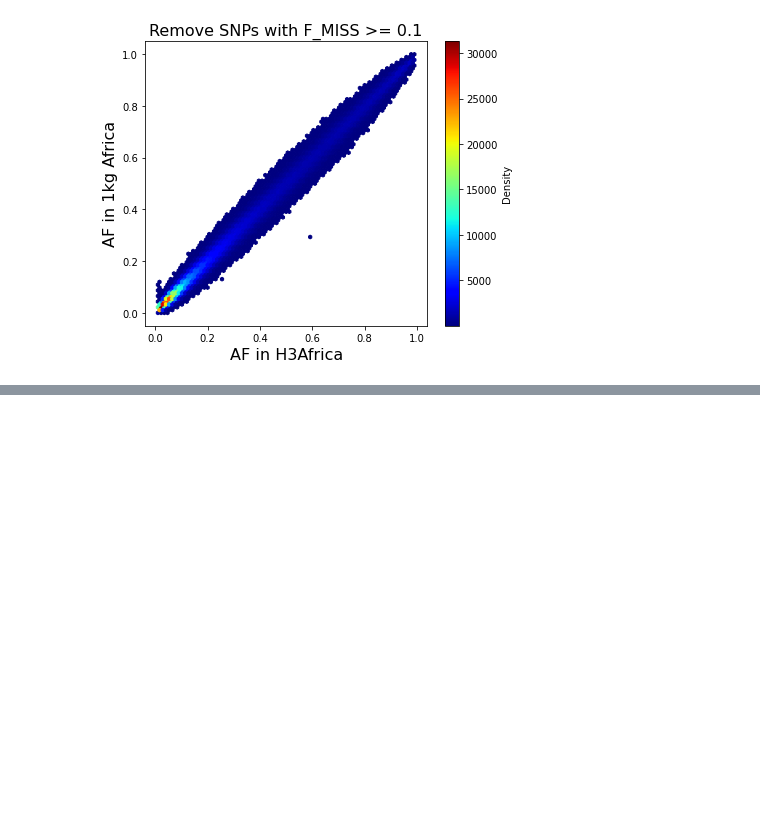
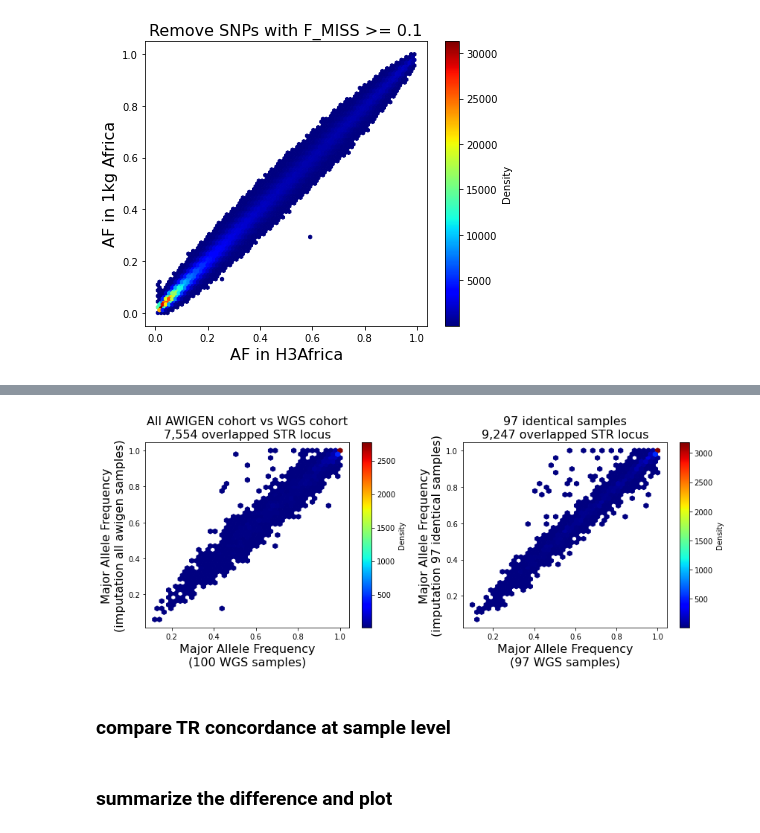
Before and after one commit to yli091230/AWIGEN_TRs, a Jupyter notebook: notebooks/plinkVcf_quality_check/converted_vcf_quality_check.ipynb, the cells around one changed output, grey strips where cells are left out. Saved outputs shown, nothing was run; the diff lists cells and outputs as text; code cells hidden in the pictures; blank space fills up the shorter version.

```diff
--- a/notebooks/plinkVcf_quality_check/converted_vcf_quality_check.ipynb
+++ b/notebooks/plinkVcf_quality_check/converted_vcf_quality_check.ipynb
@@ -216,0 +265,5 @@ plt.show()
+# %%
+imputed_100_chr21 = pd.read_csv("/expanse/protected/gymreklab-dbgap/mount/H3Africa/DS_I_Africa_project/from_ilifu/results/imputed_TRs/chr21/chr21_imputed_and_annotated_TRs_100_samples.tab",sep="\t")
+imputed_100_chr21.rename(columns={i:i.split("-")[0] for i in imputed_100_chr21.columns.tolist()}, inplace=True)
+# %%
+imputed_chr21 = pd.read_csv("/expanse/protected/gymreklab-dbgap/mount/H3Africa/DS_I_Africa_project/from_ilifu/results/imputed_TRs/chr21/chr21_imputed_and_annotated_TRs.tab",sep="\t")
@@ -216,0 +310,41 @@ plt.show()
+# %%
+merged_identical_sample_STRs = imputed_100_chr21.merge(wgs_chr21.drop_duplicates(subset=["chrom","start","end"]),
+                                                       on=["chrom","start","end","thresh"],
+                                                       suffixes=["_imputed","_wgs"])
+merged_identical_sample_STRs[["wgs_major_fre","impute_major_fre","overlap_fraction"]]=merged_identical_sample_STRs.apply(lambda x: getMajA(x.afreq_imputed.split(","), x.afreq_wgs.split(",")), axis=1,result_type="expand")
+# %%
+merged_STRs = imputed_chr21.merge(wgs_chr21.drop_duplicates(subset=["chrom","start","end"]),
+                                  on=["chrom","start","end","thresh"],
+                                  suffixes=["_imputed","_wgs"])
+merged_STRs[["wgs_major_fre","impute_major_fre","overlap_fraction"]]=merged_STRs.apply(lambda x: getMajA(x.afreq_imputed.split(","), x.afreq_wgs.split(",")), axis=1,result_type="expand")
+# %%
+min_num = 1
+
+fig, axs = plt.subplots(1,2,figsize=(12,5))
+ax_list = axs.flatten()
+plot_data = merged_STRs
+x = plot_data.wgs_major_fre.tolist()
+y = plot_data.impute_major_fre.tolist()
+sc = ax_list[0].hexbin(x, y, gridsize=40, cmap="jet", mincnt=min_num)
+
+cbar = plt.colorbar(sc, ax=ax_list[0])
+cbar.set_label('Density')
+ax_list[0].set_xlabel("Major Allele Frequency\n(100 WGS samples)", fontsize=16)
+ax_list[0].set_ylabel(f"Major Allele Frequency\n(imputation all awigen samples)", fontsize=16)
+ax_list[0].set_title(f"All AWIGEN cohort vs WGS cohort\n{len(merged_STRs):,} overlapped STR locus", fontsize=16)
+
+plot_data = merged_identical_sample_STRs
+x = plot_data.wgs_major_fre.tolist()
+y = plot_data.impute_major_fre.tolist()
+sc = ax_list[1].hexbin(x, y, gridsize=40, cmap="jet", mincnt=min_num)
+
+cbar = plt.colorbar(sc, ax=ax_list[1])
+cbar.set_label('Density')
+ax_list[1].set_xlabel("Major Allele Frequency\n(97 WGS samples)", fontsize=16)
+ax_list[1].set_ylabel(f"Major Allele Frequency\n(imputation 97 identical samples)", fontsize=16)
+ax_list[1].set_title(f"97 identical samples\n{len(plot_data):,} overlapped STR locus", fontsize=16)
+fig.tight_layout()
+# %% [output]
+[figure, added]
+# %% [markdown]
+### compare TR concordance at sample level
@@ -216,0 +459,2 @@ plt.show()
+# %% [markdown]
+### summarize the difference and plot
```
Also changed, not shown: parts of 24 cells of this notebook, 1 other file.
